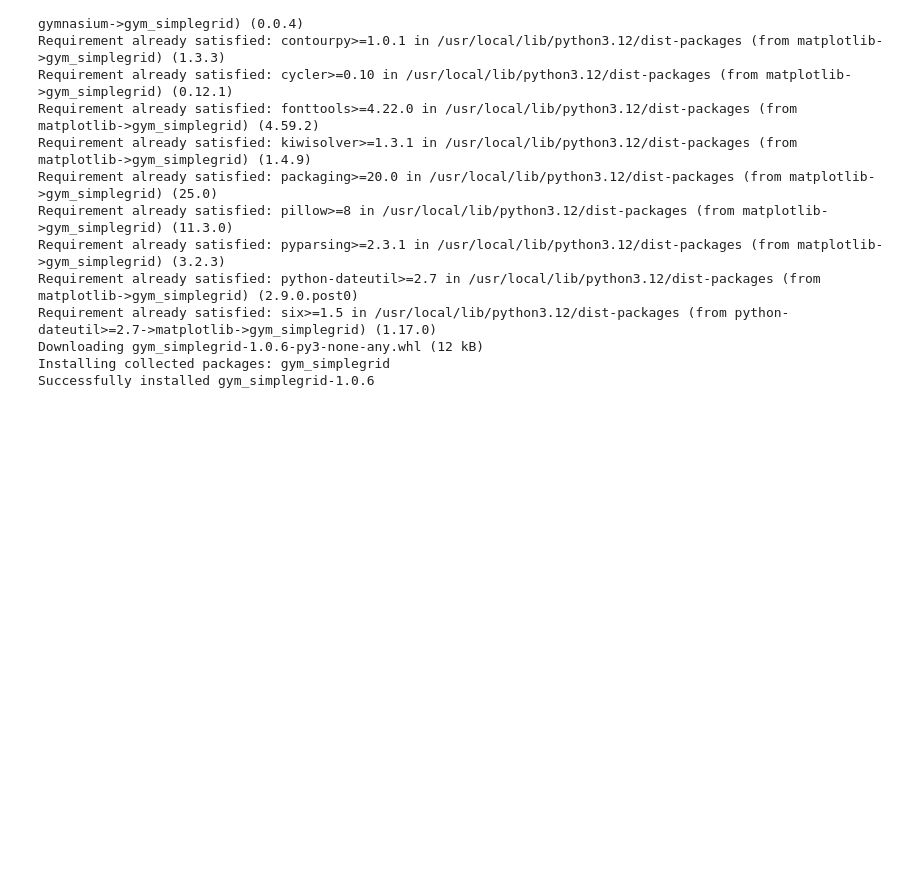
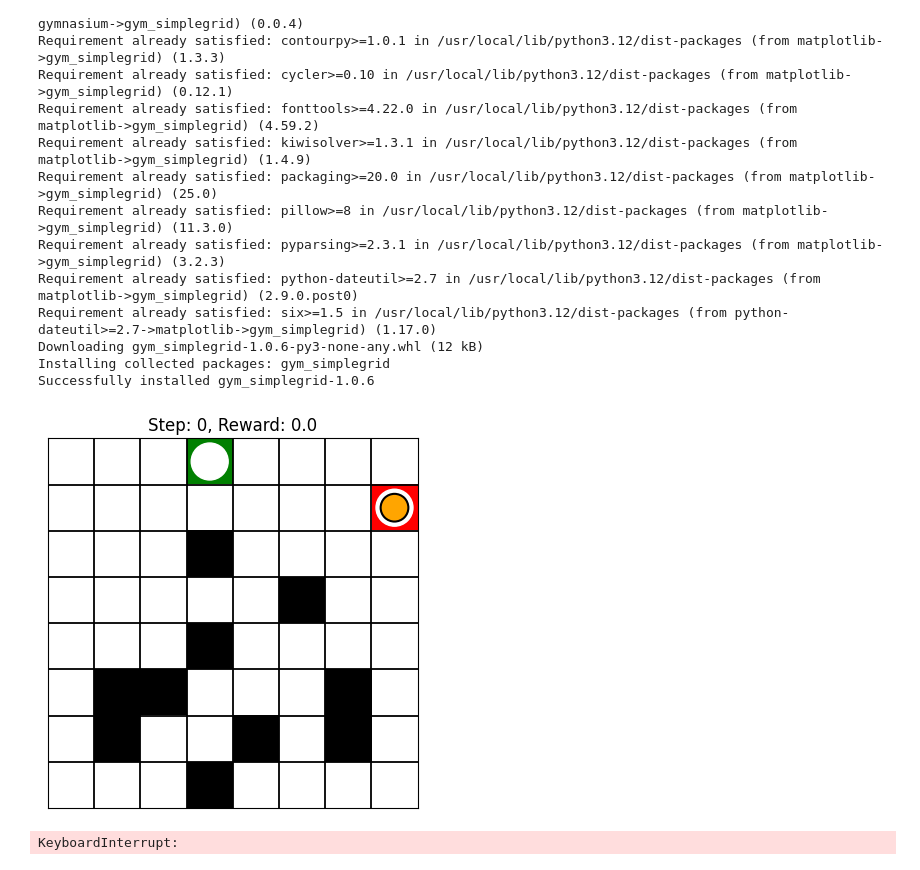
Before and after one commit to dingyida/reinforce-learning, a Jupyter notebook: lab3_TD_Learning.ipynb, the cells around one changed output. Cells and saved outputs as stored; diff of their text form; code cells hidden in the pictures; blank space fills up the shorter version.

```diff
--- a/lab3_TD_Learning.ipynb
+++ b/lab3_TD_Learning.ipynb
@@ -396,3 +396,76 @@ Requirement already satisfied: six>=1.5 in /usr/local/lib/python3.12/dist-packag
 Downloading gym_simplegrid-1.0.6-py3-none-any.whl (12 kB)
 Installing collected packages: gym_simplegrid
 Successfully installed gym_simplegrid-1.0.6
+# %%
+import gymnasium as gym
+import gym_simplegrid
+import numpy as np
+
+START_LOC = 15
+GOAL_LOC = 3
+# Define the initial location and the goal location in the grid.
+# Each grid cell has a number from 0 to 63.
+options = {
+    'start_loc': START_LOC,
+    'goal_loc': GOAL_LOC
+}
+
+env = gym.make('SimpleGrid-8x8-v0', render_mode='human')
+obs, info = env.reset(seed=1, options=options)
+
+# --------- NEW: MC config & storage ----------
+GAMMA = 0.99
+N_EPISODES = 100        # increase for smoother estimates
+N_STATES = 64             # SimpleGrid-8x8 has 64 states
+returns_sum = np.zeros(N_STATES, dtype=np.float64)
+returns_cnt = np.zeros(N_STATES, dtype=np.int64)
+
+# --------- Generate episodes + First-Visit MC ----------
+for ep in range(N_EPISODES):
+    # collect one episode under random policy
+    states, rewards = [], []
+    obs, info = env.reset(options=options)
+    done = False
+
+    # your original loop form, just until episode ends
+    for t in range(100):
+        if done:
+            break
+        action = env.action_space.sample()   # Random action
+        next_obs, reward, done, _, info = env.step(action)
+
+        states.append(obs)
+        rewards.append(reward)
+        obs = next_obs
+
+    # compute returns backwards
+    G = 0.0
+    returns = np.zeros(len(states), dtype=np.float64)
+    for t in reversed(range(len(states))):
+        G = rewards[t] + GAMMA * G
+        returns[t] = G
+
+    # first-visit updates
+    seen = set()
+    for t, s in enumerate(states):
+        if s in seen:
+            continue
+        seen.add(s)
+        returns_sum[s] += returns[t]
+        returns_cnt[s] += 1
+
+# --------- Compute V(s) and print as grid ----------
+V = np.zeros(N_STATES, dtype=np.float64)
+mask = returns_cnt > 0
+V[mask] = returns_sum[mask] / returns_cnt[mask]
+
+grid_size = 8
+V_grid = V.reshape(grid_size, grid_size)
+np.set_printoptions(precision=3, suppress=True)
+print("Estimated V(s) under random policy (first-visit MC):")
+print(V_grid)
+
+# env.close()
+# %% [output]
+[figure, added]
+KeyboardInterrupt:
```
